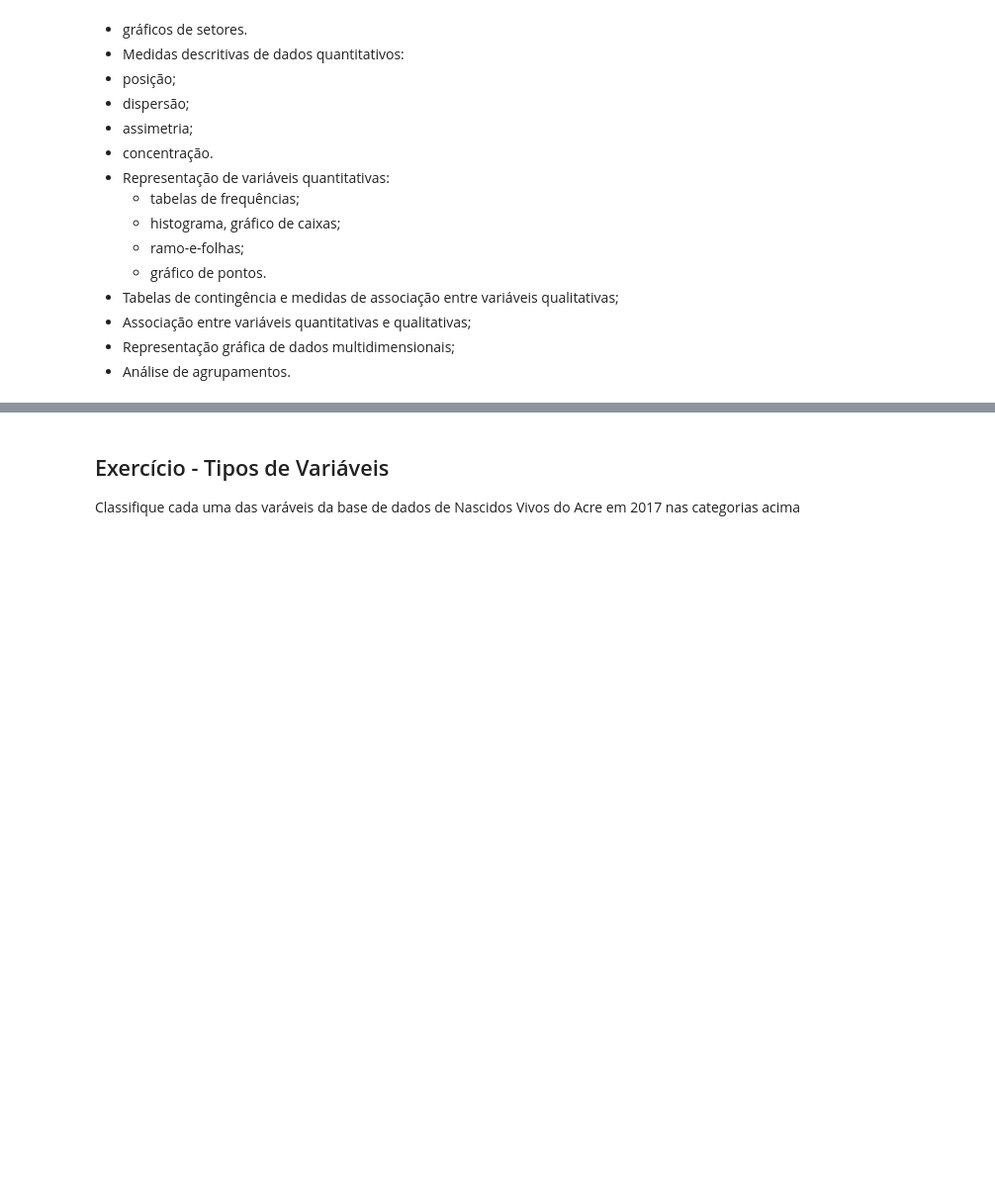
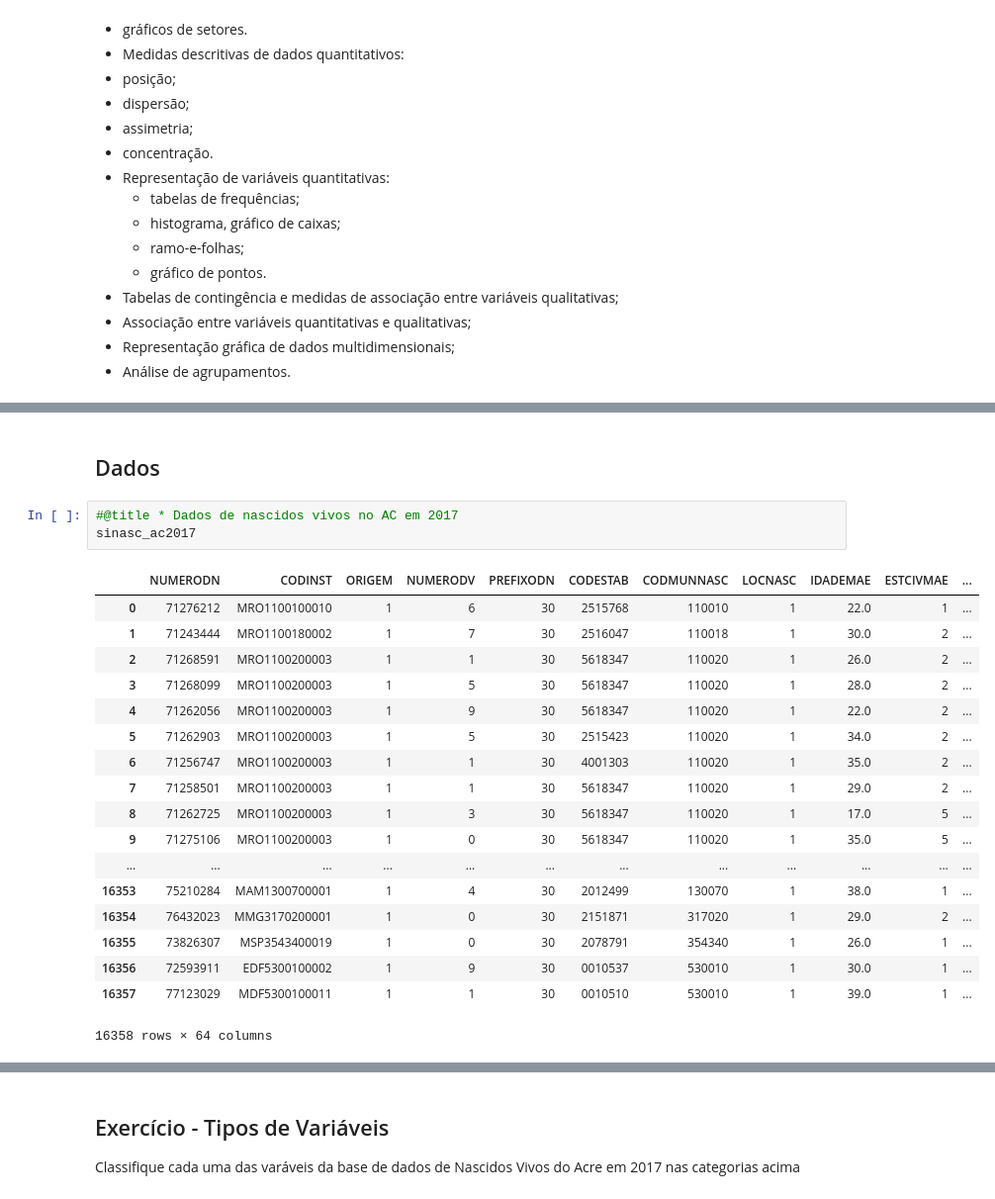
Before and after one commit to fesousa/analise-exploratoria-health-datascience, a Jupyter notebook: analise_explotatoria.ipynb, the cells around one changed output, grey strips where cells are left out. Shown at 99% size. Saved outputs shown, nothing was run; the diff lists cells and outputs as text; blank space fills up the shorter version.

```diff
--- a/analise_explotatoria.ipynb
+++ b/analise_explotatoria.ipynb
@@ -116,0 +112,24 @@ A análise exploratória de dados é uma forma de analisar um conjunto de dados
+# %% [markdown]
+## Dados
+# %%
+#@title * Dados de nascidos vivos no AC em 2017
+sinasc_ac2017
+# %% [output]
+|  | NUMERODN | CODINST | ORIGEM | NUMERODV | PREFIXODN | CODESTAB | CODMUNNASC | LOCNASC | IDADEMAE | ESTCIVMAE | ... |
+| 0 | 71276212 | MRO1100100010 | 1 | 6 | 30 | 2515768 | 110010 | 1 | 22.0 | 1 | ... |
+| 1 | 71243444 | MRO1100180002 | 1 | 7 | 30 | 2516047 | 110018 | 1 | 30.0 | 2 | ... |
+| 2 | 71268591 | MRO1100200003 | 1 | 1 | 30 | 5618347 | 110020 | 1 | 26.0 | 2 | ... |
+| 3 | 71268099 | MRO1100200003 | 1 | 5 | 30 | 5618347 | 110020 | 1 | 28.0 | 2 | ... |
+| 4 | 71262056 | MRO1100200003 | 1 | 9 | 30 | 5618347 | 110020 | 1 | 22.0 | 2 | ... |
+| 5 | 71262903 | MRO1100200003 | 1 | 5 | 30 | 2515423 | 110020 | 1 | 34.0 | 2 | ... |
+| 6 | 71256747 | MRO1100200003 | 1 | 1 | 30 | 4001303 | 110020 | 1 | 35.0 | 2 | ... |
+| 7 | 71258501 | MRO1100200003 | 1 | 1 | 30 | 5618347 | 110020 | 1 | 29.0 | 2 | ... |
+| 8 | 71262725 | MRO1100200003 | 1 | 3 | 30 | 5618347 | 110020 | 1 | 17.0 | 5 | ... |
+| 9 | 71275106 | MRO1100200003 | 1 | 0 | 30 | 5618347 | 110020 | 1 | 35.0 | 5 | ... |
+| ... | ... | ... | ... | ... | ... | ... | ... | ... | ... | ... | ... |
+| 16353 | 75210284 | MAM1300700001 | 1 | 4 | 30 | 2012499 | 130070 | 1 | 38.0 | 1 | ... |
+| 16354 | 76432023 | MMG3170200001 | 1 | 0 | 30 | 2151871 | 317020 | 1 | 29.0 | 2 | ... |
+| 16355 | 73826307 | MSP3543400019 | 1 | 0 | 30 | 2078791 | 354340 | 1 | 26.0 | 1 | ... |
+| 16356 | 72593911 | EDF5300100002 | 1 | 9 | 30 | 0010537 | 530010 | 1 | 30.0 | 1 | ... |
+| 16357 | 77123029 | MDF5300100011 | 1 | 1 | 30 | 0010510 | 530010 | 1 | 39.0 | 1 | ... |
+16358 rows × 64 columns
```
Also changed, not shown: parts of 16 cells of this notebook, 2 other files.
